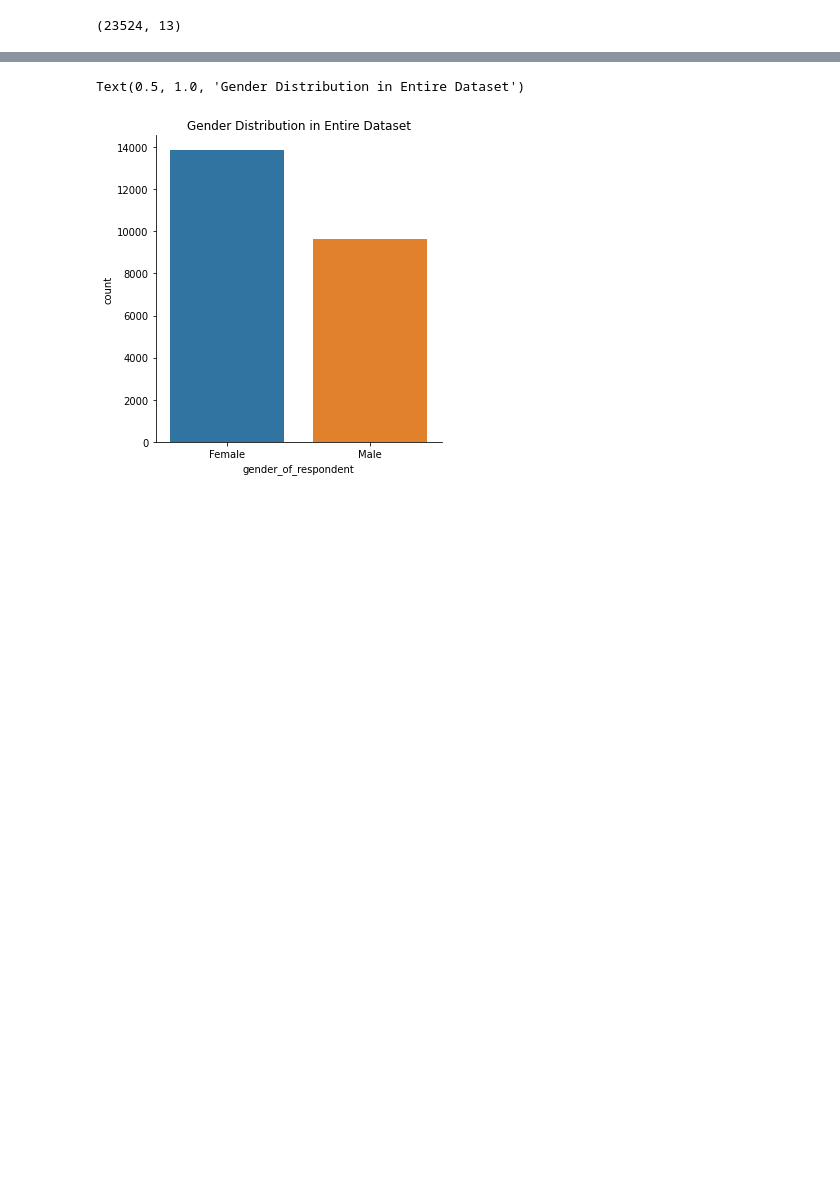
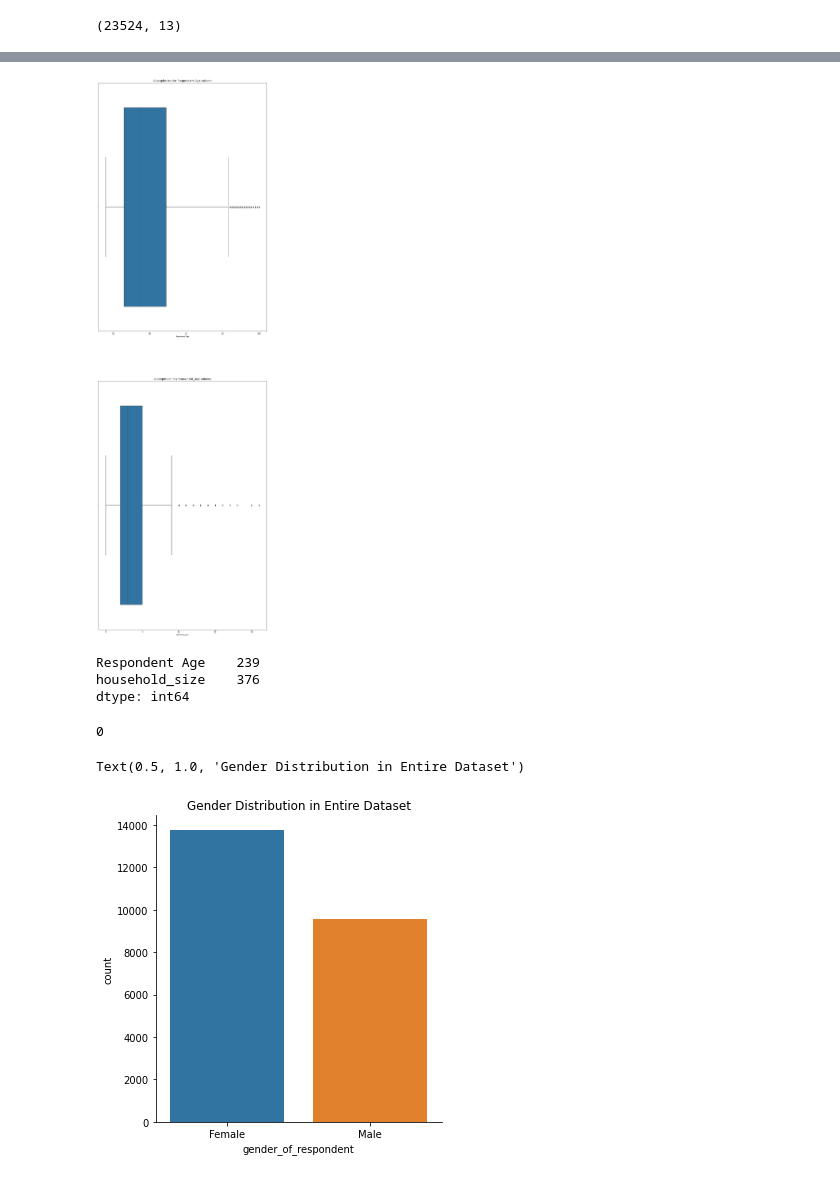
Before and after one commit to Gakarau/IP-Moringa, a Jupyter notebook: Independent_Project.ipynb, the cells around one changed output, grey strips where cells are left out. Cells and saved outputs as stored; diff of their text form; code cells hidden in the pictures; blank space fills up the shorter version.

```diff
--- a/Independent_Project.ipynb
+++ b/Independent_Project.ipynb
@@ -67,0 +102,22 @@ data.isnull()
+# %%
+#Checking for outliers
+col_names = ["Respondent Age", "household_size"]
+fig, ax = plt.subplots(len(col_names), figsize = (15,50))
+for i, col_val in enumerate(col_names):
+    sns.boxplot(x = Data1[col_val], ax=ax[i])
+    ax[i].set_title('A boxplot on the {} column'.format(col_val), fontsize=14)
+    ax[i].set_xlabel(col_val, fontsize=8)
+plt.show()
+# %% [output]
+[figure, added]
+# %%
+#Confirming the number of outliers
+DData = Data1[["Respondent Age", "household_size"]]
+Q1 = DData.quantile(0.25)
+Q3 = DData.quantile(0.75)
+IQR = Q3 - Q1
+((DData < (Q1 - 1.5 * IQR)) | (DData > (Q3 + 1.5 * IQR))).sum()
+# %% [output]
+Respondent Age    239
+household_size    376
+dtype: int64
@@ -67,0 +126,5 @@ data.isnull()
+# %%
+#Analyzing the data for duplicates
+len(Data1)-len(Data1.drop_duplicates())
+# %% [output]
+0
```
Also changed, not shown: parts of 32 cells of this notebook.
